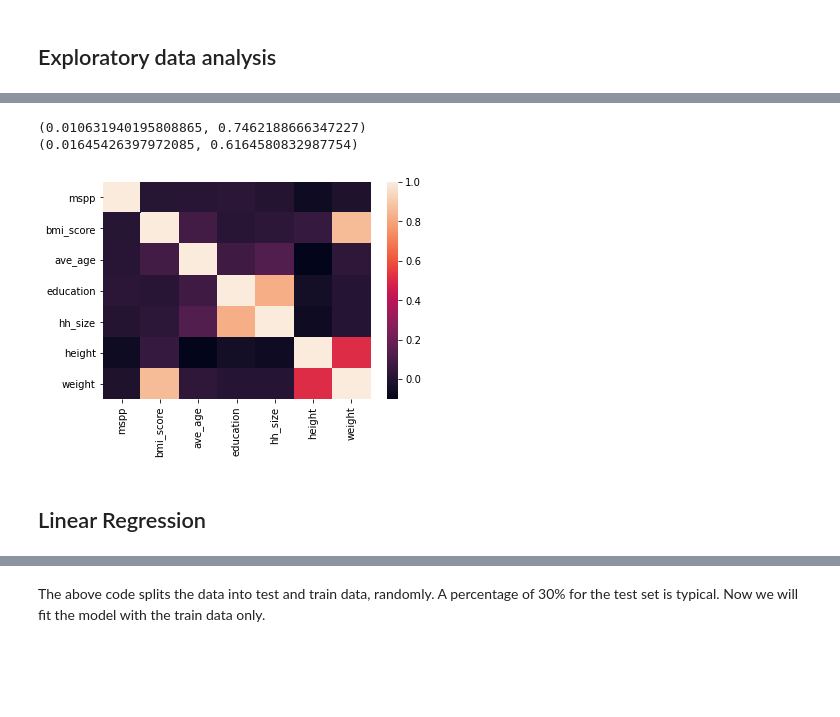
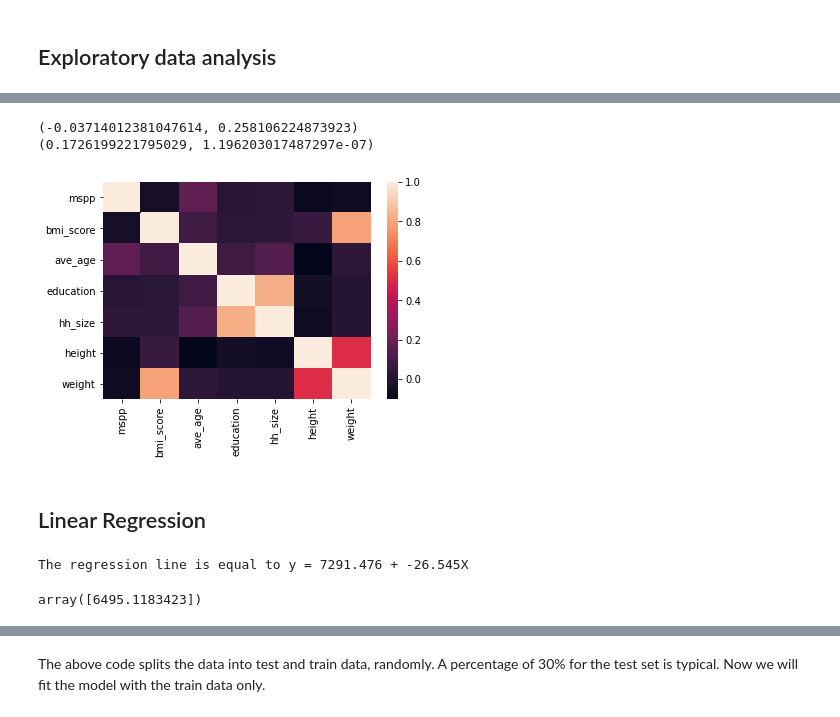
Before and after one commit to sjerrietukkel/fitbit_predictive, a Jupyter notebook: linear-regression.ipynb, the cells around one changed output, grey strips where cells are left out. Drawn from its saved outputs; the diff is of its cells as text; code cells hidden in the pictures; blank space fills up the shorter version.

Commit message:
added predictions

```diff
--- a/linear-regression.ipynb
+++ b/linear-regression.ipynb
@@ -138,16 +137,23 @@ df_sub = df_sub.drop(df_sub.iloc[:, 9:337], axis=1)
 
 
 def rem_mspp(mspp):
-    if mspp > 50000.0:
+    if mspp > 25000.0:
         return float('NaN')
     else:
         return mspp
 
+def rem_bmi(bmi_score):
+    if bmi_score > 50.0:
+        return float('NaN')
+    else:
+        return bmi_score
+
 
 df_sub['mspp'] = df_sub['mspp'].apply(rem_mspp)
+df_sub['bmi_score'] = df_sub['bmi_score'].apply(rem_bmi)
 print(df_sub.head())
 sns.pairplot(df_sub)
-plt.show()
+# plt.show()
 
 sns.lmplot(x="bmi_score", y="mspp", fit_reg=False, data=df_sub)
 plt.xlabel('BMI Score') #use matplotlib to refine Seaborn plot
@@ -171,22 +179,22 @@ plt.show()
 # %%
 from scipy.stats.stats import pearsonr #We will need the correlation function from the scientific package scipy
-df["mspp"] = np.nan_to_num(df["mspp"])
-df["bmi_score"] = np.nan_to_num(df["bmi_score"])
-df["ave_age"] = np.nan_to_num(df["ave_age"])
+df_sub["mspp"] = np.nan_to_num(df_sub["mspp"])
+df_sub["bmi_score"] = np.nan_to_num(df_sub["bmi_score"], nan=20.0, posinf=20.0)
+df_sub["ave_age"] = np.nan_to_num(df_sub["ave_age"])
 
 
-print(pearsonr(df['mspp'],df['bmi_score']))
-print(pearsonr(df['mspp'],df['ave_age']))
+print(pearsonr(df_sub['mspp'],df_sub['bmi_score']))
+print(pearsonr(df_sub['mspp'],df_sub['ave_age']))
 # %% [output]
-(0.010631940195808865, 0.7462188666347227)
-(0.01645426397972085, 0.6164580832987754)
+(-0.03714012381047614, 0.258106224873923)
+(0.1726199221795029, 1.196203017487297e-07)
 # %%
-corr = df[['mspp', 'bmi_score', 'ave_age', 'education','hh_size', 'height', 'weight']].corr() #I'm leaving out the corrected variables (divided by 1 million)
+corr = df_sub[['mspp', 'bmi_score', 'ave_age', 'education','hh_size', 'height', 'weight']].corr() #I'm leaving out the corrected variables (divided by 1 million)
 corr
 
 sns.heatmap(corr, xticklabels=corr.columns, yticklabels=corr.columns) #the last two arguments set the column names
 plt.show()
 # %% [output]
-[figure, old version]
+[figure, new version]
 # %% [markdown]
 ## Linear Regression
@@ -197,0 +201,14 @@ x_train, x_test, y_train, y_test = train_test_split(x, y, test_size = 0.3) #spli
+# %%
+x = df_sub[['bmi_score']] #get the mean steps per person
+y = df_sub['mspp'] #get the bmi
+lm = LinearRegression() #create a new (empty model)
+lm.fit(x, y) #this "fits" the model
+
+b0 = lm.intercept_ #gets the intercept
+b1 = lm.coef_[0] #lm.coef_ gets a list of coefficients (excluding the intercept). [0] gets the actual number from the list
+
+print(f"The regression line is equal to y = {b0:.3f} + {b1:.3f}X") #.0f formats to 3 decimals.
+lm.predict([[30]])
+# %% [output]
+The regression line is equal to y = 7291.476 + -26.545X
+array([6495.1183423])
```
Also changed, not shown: parts of 8 cells of this notebook.
